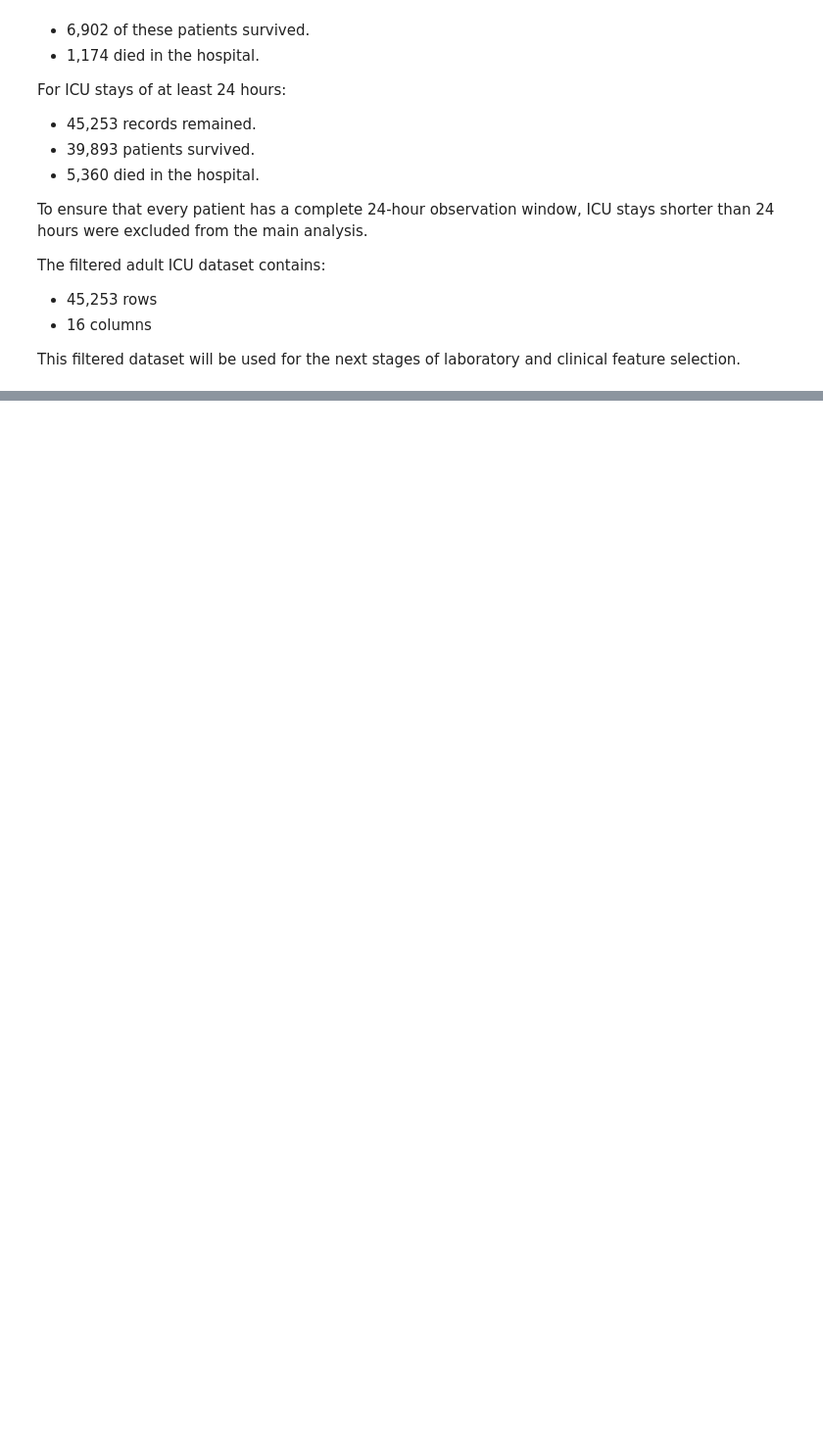
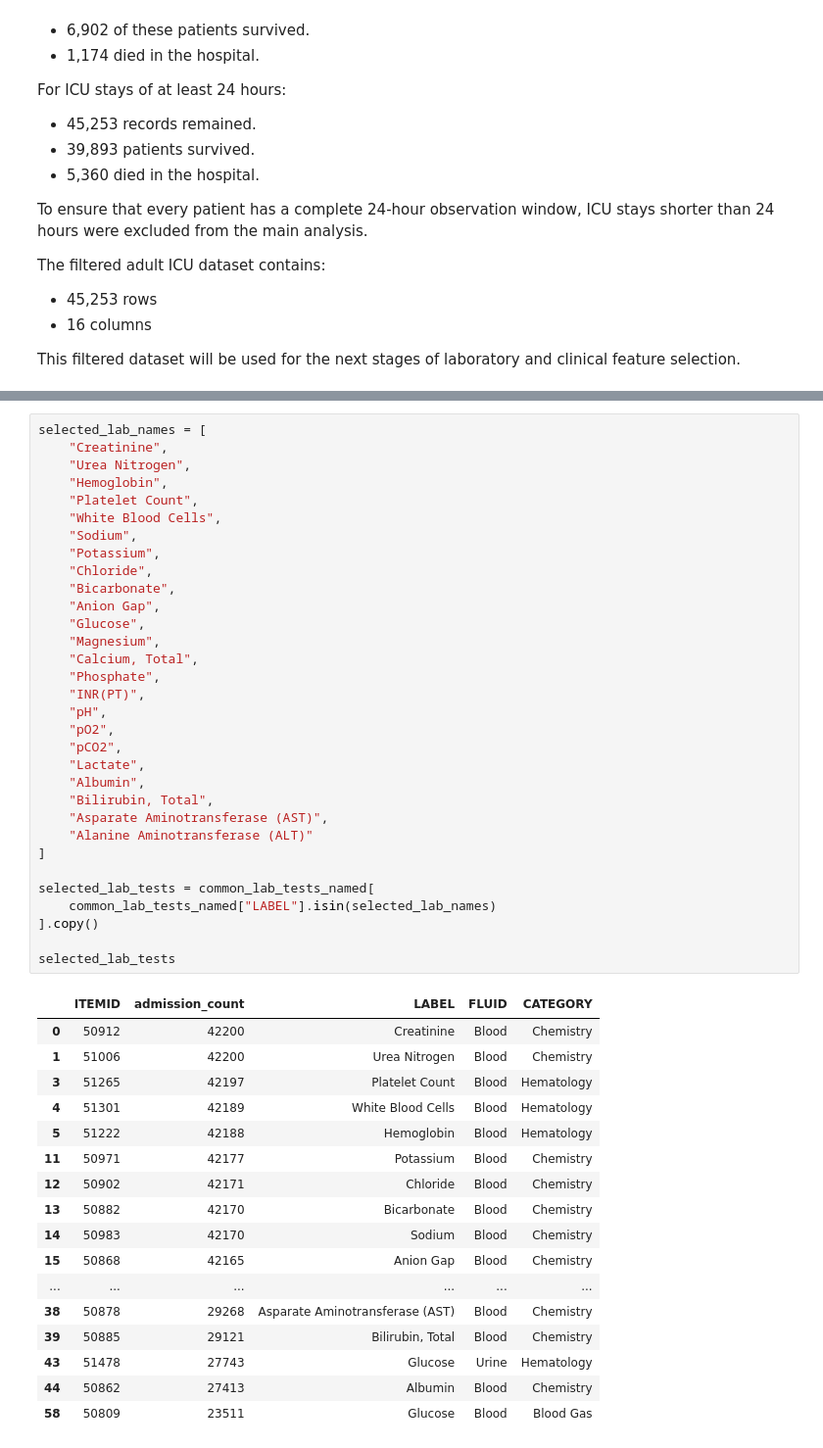
Before and after one commit to sengulozaydin/icu-risk-prediction, a Jupyter notebook: notebooks/01_data_overview.ipynb, the cells around one changed output, grey strips where cells are left out. Shown at 98% size. Saved outputs shown, nothing was run; the diff lists cells and outputs as text; blank space fills up the shorter version.

Commit message:
Select lab features and extract first 24-hour measurements

```diff
--- a/notebooks/01_data_overview.ipynb
+++ b/notebooks/01_data_overview.ipynb
@@ -843,0 +936,50 @@ This filtered dataset will be used for the next stages of laboratory and clinica
+# %%
+selected_lab_names = [
+    "Creatinine",
+    "Urea Nitrogen",
+    "Hemoglobin",
+    "Platelet Count",
+    "White Blood Cells",
+    "Sodium",
+    "Potassium",
+    "Chloride",
+    "Bicarbonate",
+    "Anion Gap",
+    "Glucose",
+    "Magnesium",
+    "Calcium, Total",
+    "Phosphate",
+    "INR(PT)",
+    "pH",
+    "pO2",
+    "pCO2",
+    "Lactate",
+    "Albumin",
+    "Bilirubin, Total",
+    "Asparate Aminotransferase (AST)",
+    "Alanine Aminotransferase (ALT)"
+]
+
+selected_lab_tests = common_lab_tests_named[
+    common_lab_tests_named["LABEL"].isin(selected_lab_names)
+].copy()
+
+selected_lab_tests
+# %% [output]
+|  | ITEMID | admission_count | LABEL | FLUID | CATEGORY |
+| 0 | 50912 | 42200 | Creatinine | Blood | Chemistry |
+| 1 | 51006 | 42200 | Urea Nitrogen | Blood | Chemistry |
+| 3 | 51265 | 42197 | Platelet Count | Blood | Hematology |
+| 4 | 51301 | 42189 | White Blood Cells | Blood | Hematology |
+| 5 | 51222 | 42188 | Hemoglobin | Blood | Hematology |
+| 11 | 50971 | 42177 | Potassium | Blood | Chemistry |
+| 12 | 50902 | 42171 | Chloride | Blood | Chemistry |
+| 13 | 50882 | 42170 | Bicarbonate | Blood | Chemistry |
+| 14 | 50983 | 42170 | Sodium | Blood | Chemistry |
+| 15 | 50868 | 42165 | Anion Gap | Blood | Chemistry |
+| ... | ... | ... | ... | ... | ... |
+| 38 | 50878 | 29268 | Asparate Aminotransferase (AST) | Blood | Chemistry |
+| 39 | 50885 | 29121 | Bilirubin, Total | Blood | Chemistry |
+| 43 | 51478 | 27743 | Glucose | Urine | Hematology |
+| 44 | 50862 | 27413 | Albumin | Blood | Chemistry |
+| 58 | 50809 | 23511 | Glucose | Blood | Blood Gas |
```
Also changed, not shown: parts of 16 cells of this notebook, 1 other file.
